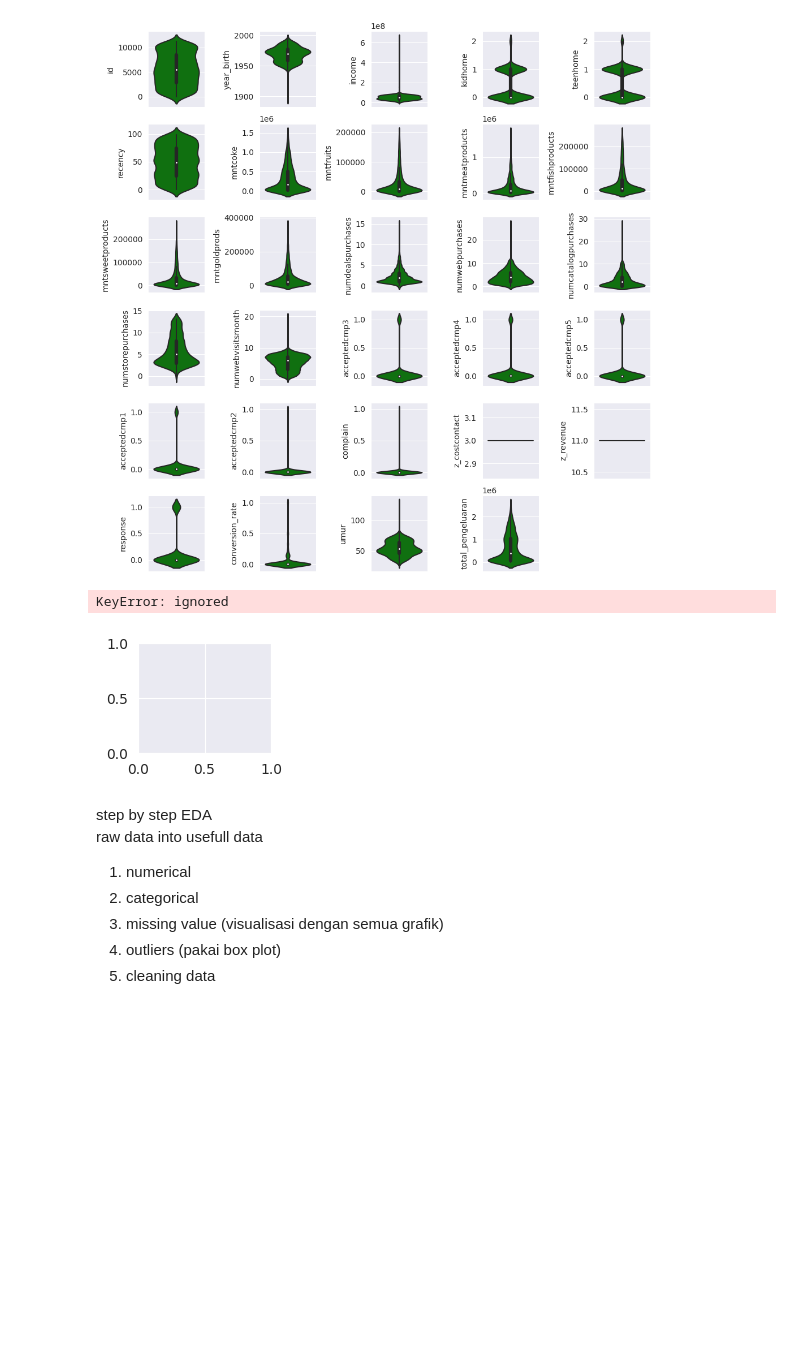
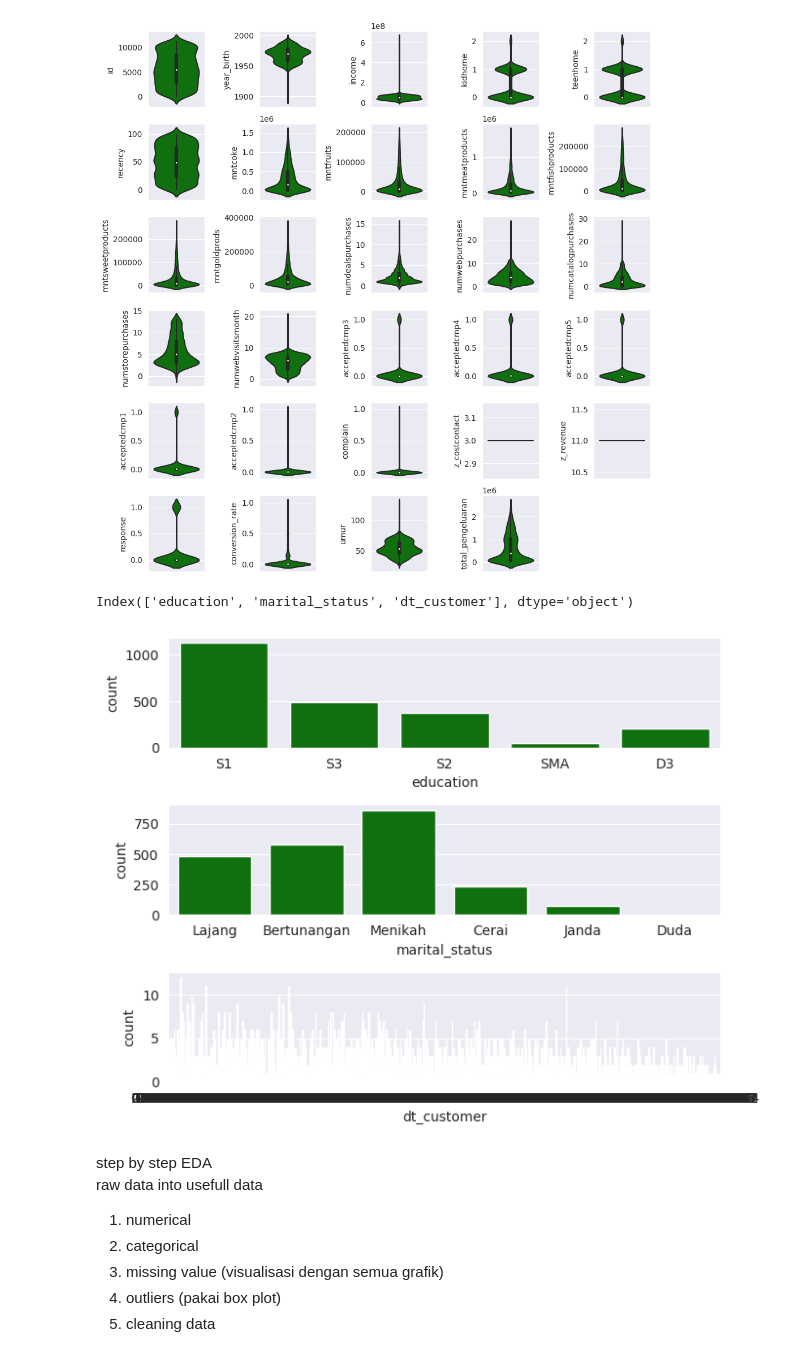
Before and after one commit to hrmufid/Mini-Project-3, a Jupyter notebook: Mini_Project_3.ipynb, the cells around one changed output. Cells and saved outputs as stored; diff of their text form; code cells hidden in the pictures; blank space fills up the shorter version.

```diff
--- a/Mini_Project_3.ipynb
+++ b/Mini_Project_3.ipynb
@@ -305,16 +305,20 @@ for i in range(0, len(features)):
   plt.tight_layout()
 # %% [output]
 [figure]
+# %%
+cat_df = cat.columns
+print(cat_df)
+# %% [output]
+Index(['education', 'marital_status', 'dt_customer'], dtype='object')
 # %%
-features = cat
-plt.figure(figsize=(10,10))
+features = cat_df
+plt.figure(figsize=(7,10))
 for i in range(0, len(features)):
-  plt.subplot(6, 5, i+1)
+  plt.subplot(6, 1, i+1)
   sns.countplot(x=df[features[i]], color='green')
-  plt.tight_layout()
+plt.tight_layout()
 # %% [output]
-KeyError: ignored
-[figure, old version]
+[figure, new version]
 # %% [markdown]
 step by step EDA <br>
 raw data into usefull data
```
Also changed, not shown: parts of 9 cells of this notebook.
